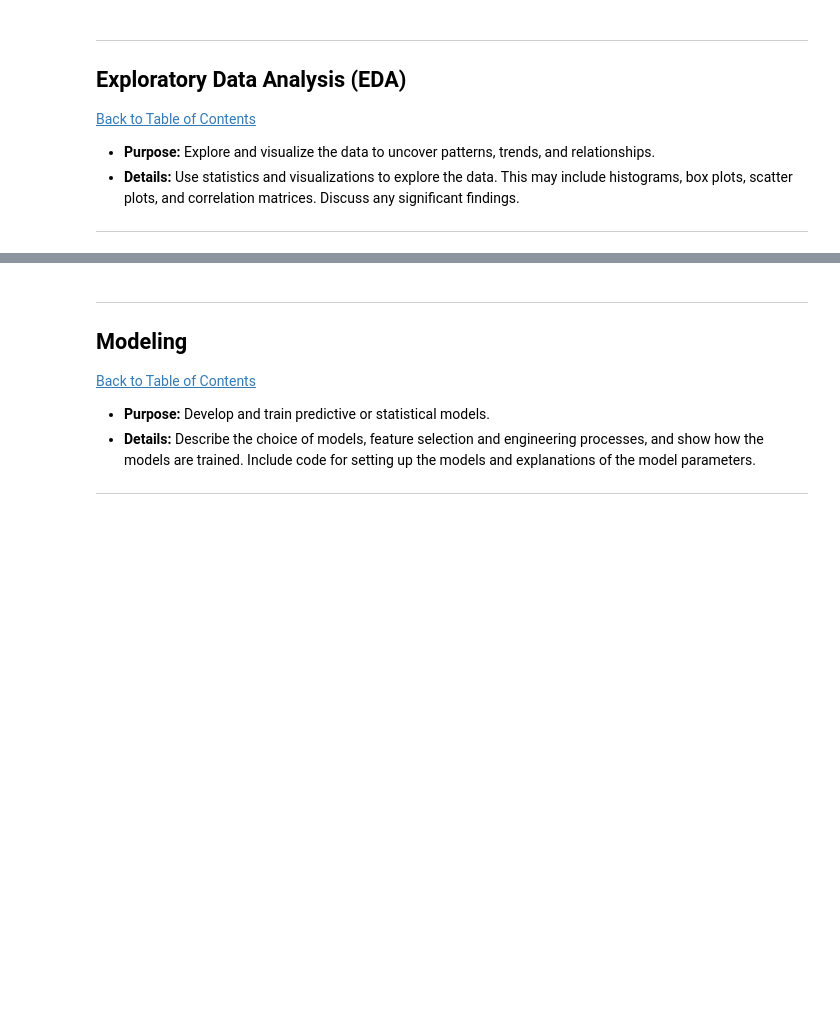
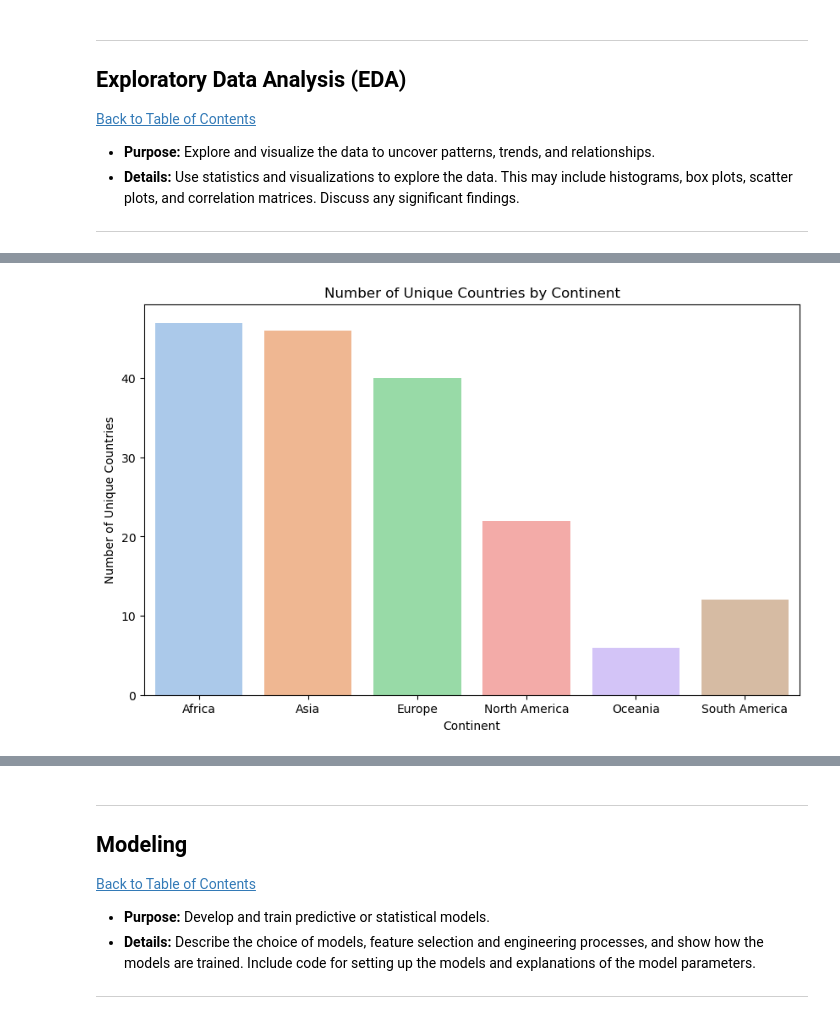
Before and after one commit to Thabi98/world_sustainability, a Jupyter notebook: QCTO---Workplace-Module-Notebook-Template-4571.ipynb, the cells around one changed output, grey strips where cells are left out. Drawn from its saved outputs; the diff is of its cells as text; code cells hidden in the pictures; blank space fills up the shorter version.

```diff
--- a/QCTO---Workplace-Module-Notebook-Template-4571.ipynb
+++ b/QCTO---Workplace-Module-Notebook-Template-4571.ipynb
@@ -274,0 +293,3 @@ important_df.drop_duplicates(inplace=True)
+# %%
+# Drop columns that are mostly missing
+filtered_original_df.dropna(axis=1, thresh=int(0.5 * len(filtered_original_df)), inplace=True)  # Drop columns with more than 50% missing values
@@ -274,0 +312,6 @@ important_df.drop_duplicates(inplace=True)
+# %%
+# Fill NaN values only in numeric columns with the mean of those columns
+filtered_original_df.fillna(filtered_original_df.select_dtypes(include='number').mean(), inplace=True)
+
+# Display the DataFrame to verify the changes
+print(filtered_original_df.head())
@@ -274,0 +370,6 @@ important_df.drop_duplicates(inplace=True)
+# %%
+# Replace NaN in the 'Continent' column for Timor-Leste with 'Asia'
+filtered_original_df.loc[filtered_original_df['Country'] == 'Timor-Leste', 'Continent'] = 'Asia'
+
+# Verify the change
+print(filtered_original_df[filtered_original_df['Country'] == 'Timor-Leste'])
@@ -274,0 +396,2 @@ important_df.drop_duplicates(inplace=True)
+# %%
+filtered_original_df.drop_duplicates(inplace=True)
@@ -327,0 +435,13 @@ plt.show()
+# %%
+# Count unique countries per continent
+country_counts_by_continent = filtered_original_df.groupby('Continent')['Country'].nunique()
+
+# Create a bar plot for the number of unique countries by continent
+plt.figure(figsize=(10, 6))
+sns.barplot(x=country_counts_by_continent.index, y=country_counts_by_continent.values, palette='pastel')
+plt.title('Number of Unique Countries by Continent')
+plt.xlabel('Continent')
+plt.ylabel('Number of Unique Countries')
+plt.show()
+# %% [output]
+[figure, added]
```
Also changed, not shown: parts of 54 cells of this notebook, 2 other files.
